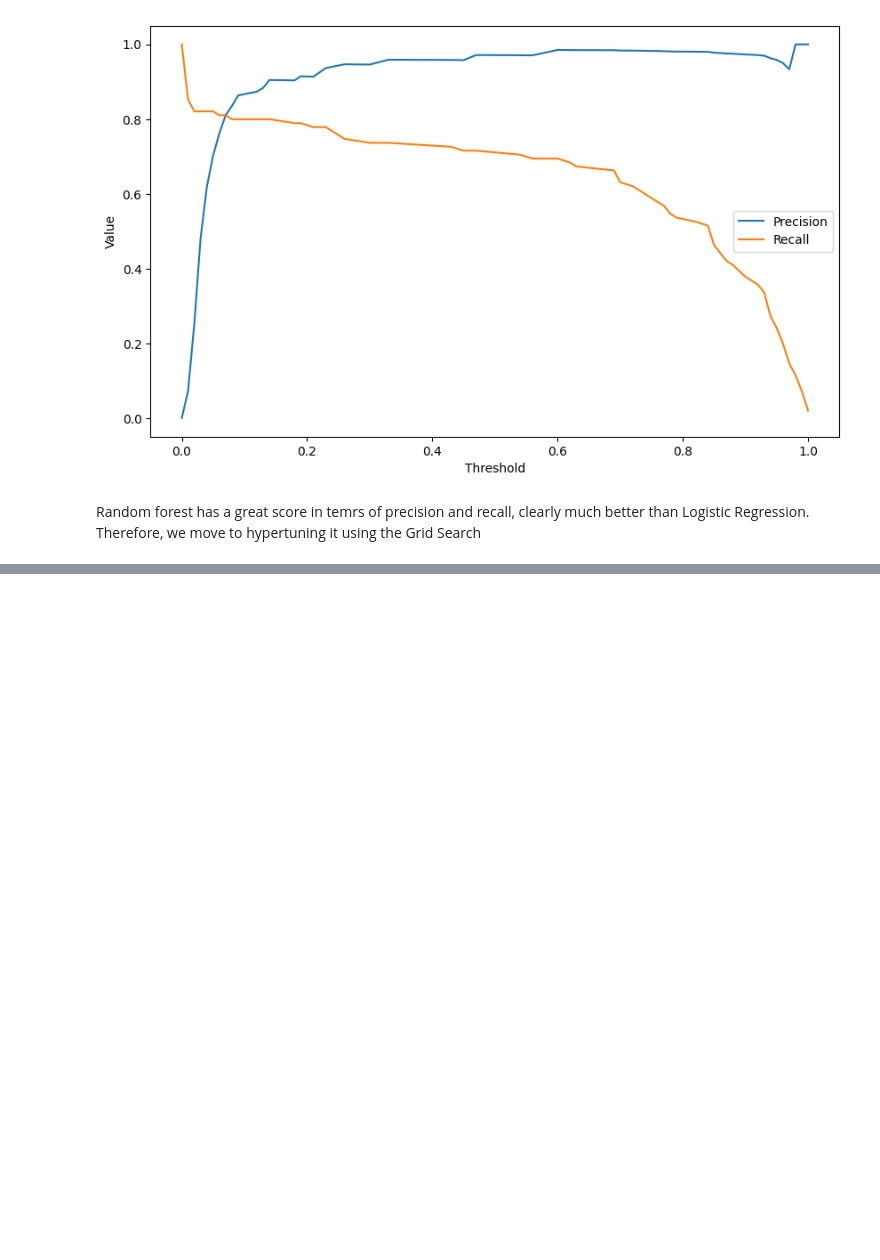
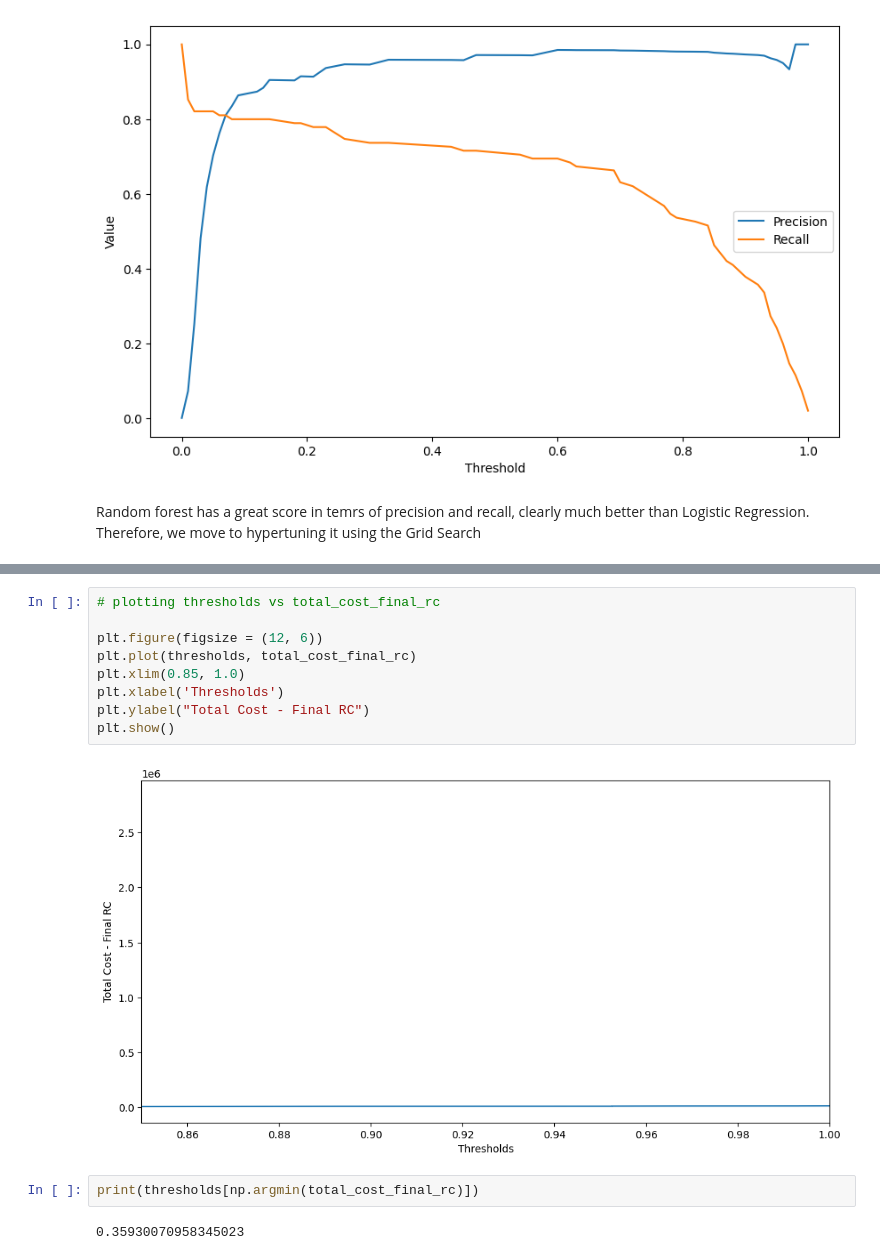
Before and after one commit to Janhvesh-Patil/RiskLens-AI, a Jupyter notebook: backend/TransactionFraudDetector.ipynb, the cells around one changed output, grey strips where cells are left out. Cells and saved outputs as stored; diff of their text form; blank space fills up the shorter version.

```diff
--- a/backend/TransactionFraudDetector.ipynb
+++ b/backend/TransactionFraudDetector.ipynb
@@ -692,0 +809,15 @@ plt.show()
+# %%
+# plotting thresholds vs total_cost_final_rc
+
+plt.figure(figsize = (12, 6))
+plt.plot(thresholds, total_cost_final_rc)
+plt.xlim(0.85, 1.0)
+plt.xlabel('Thresholds')
+plt.ylabel("Total Cost - Final RC")
+plt.show()
+# %% [output]
+[figure, added]
+# %%
+print(thresholds[np.argmin(total_cost_final_rc)])
+# %% [output]
+0.35930070958345023
```
Also changed, not shown: parts of 17 cells of this notebook.
